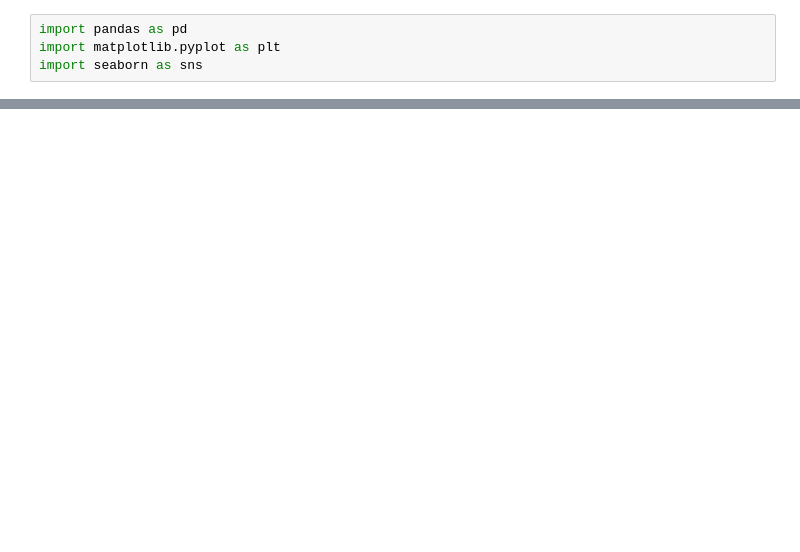
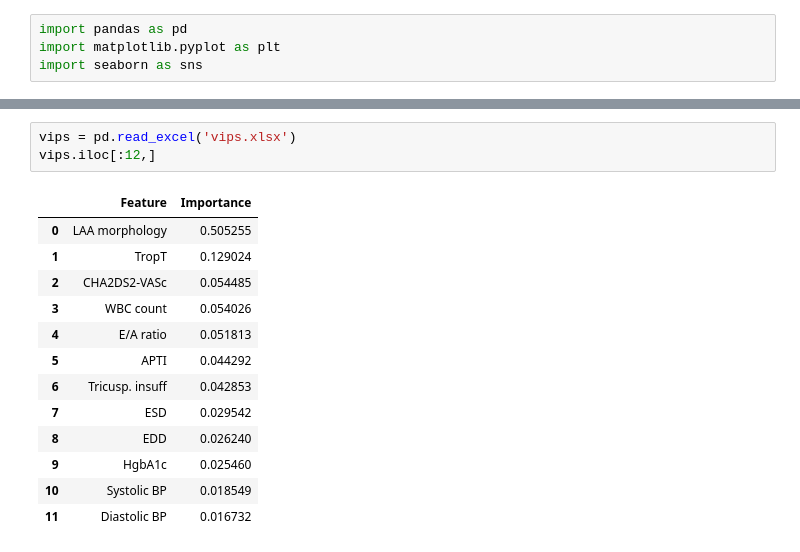
Before and after one commit to antalsz96/cta, a Jupyter notebook: dlp.ipynb, the cells around one changed output, grey strips where cells are left out. Cells and saved outputs as stored; diff of their text form; blank space fills up the shorter version.

```diff
--- a/dlp.ipynb
+++ b/dlp.ipynb
@@ -88,0 +64,17 @@ Test Multiple Comparison ttest_ind FWER=0.05 method=bonf alphacSidak=0.01, alpha
+# %%
+vips = pd.read_excel('vips.xlsx')
+vips.iloc[:12,]
+# %% [output]
+|  | Feature | Importance |
+| 0 | LAA morphology | 0.505255 |
+| 1 | TropT | 0.129024 |
+| 2 | CHA2DS2-VASc | 0.054485 |
+| 3 | WBC count | 0.054026 |
+| 4 | E/A ratio | 0.051813 |
+| 5 | APTI | 0.044292 |
+| 6 | Tricusp. insuff | 0.042853 |
+| 7 | ESD | 0.029542 |
+| 8 | EDD | 0.026240 |
+| 9 | HgbA1c | 0.025460 |
+| 10 | Systolic BP | 0.018549 |
+| 11 | Diastolic BP | 0.016732 |
```
Also changed, not shown: parts of 11 cells of this notebook, 1 other file.
